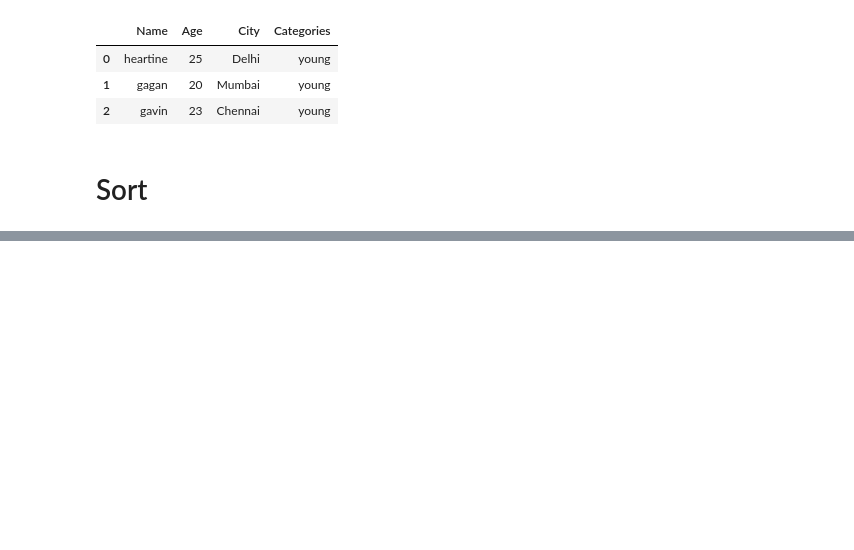
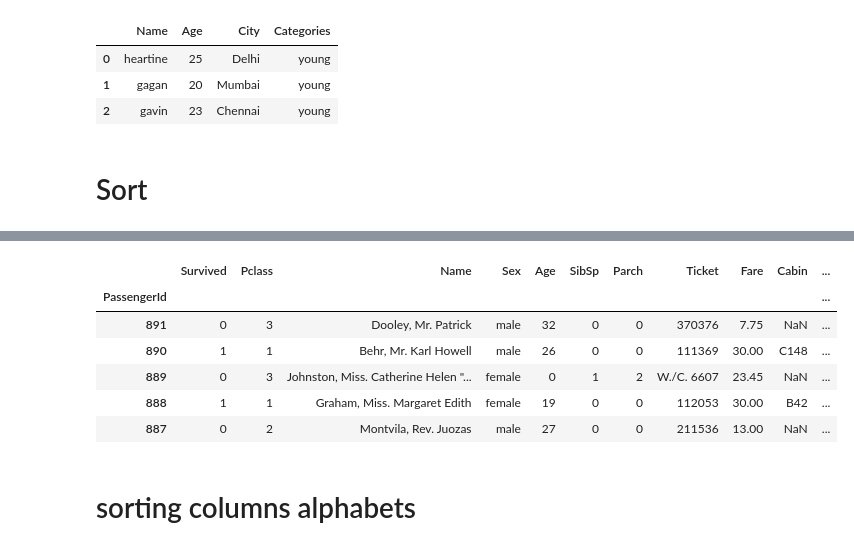
Before and after one commit to Rakesh-Kumar0/pandas, a Jupyter notebook: 08-06-2025/08-06-2025.ipynb, the cells around one changed output, grey strips where cells are left out. Saved outputs shown, nothing was run; the diff lists cells and outputs as text; code cells hidden in the pictures; blank space fills up the shorter version.

```diff
--- a/08-06-2025/08-06-2025.ipynb
+++ b/08-06-2025/08-06-2025.ipynb
@@ -477,0 +481,4 @@ df
+# %%
+titanic_dataset_github_url = "https://raw.githubusercontent.com/datasciencedojo/datasets/refs/heads/master/titanic.csv"
+
+df = pd.read_csv(titanic_dataset_github_url)
@@ -477,0 +654,11 @@ df
+# %%
+df_sorted_by_index = df_sort_2.sort_index(axis=0, ascending=False)
+df_sorted_by_index.head()
+# %% [output]
+|  | Survived | Pclass | Name | Sex | Age | SibSp | Parch | Ticket | Fare | Cabin | ... |
+| PassengerId |  |  |  |  |  |  |  |  |  |  | ... |
+| 891 | 0 | 3 | Dooley, Mr. Patrick | male | 32 | 0 | 0 | 370376 | 7.75 | NaN | ... |
+| 890 | 1 | 1 | Behr, Mr. Karl Howell | male | 26 | 0 | 0 | 111369 | 30.00 | C148 | ... |
+| 889 | 0 | 3 | Johnston, Miss. Catherine Helen "... | female | 0 | 1 | 2 | W./C. 6607 | 23.45 | NaN | ... |
+| 888 | 1 | 1 | Graham, Miss. Margaret Edith | female | 19 | 0 | 0 | 112053 | 30.00 | B42 | ... |
+| 887 | 0 | 2 | Montvila, Rev. Juozas | male | 27 | 0 | 0 | 211536 | 13.00 | NaN | ... |
@@ -477,0 +667,2 @@ df
+# %% [markdown]
+# sorting columns alphabets
```
Also changed, not shown: parts of 33 cells of this notebook, 1 other file.
